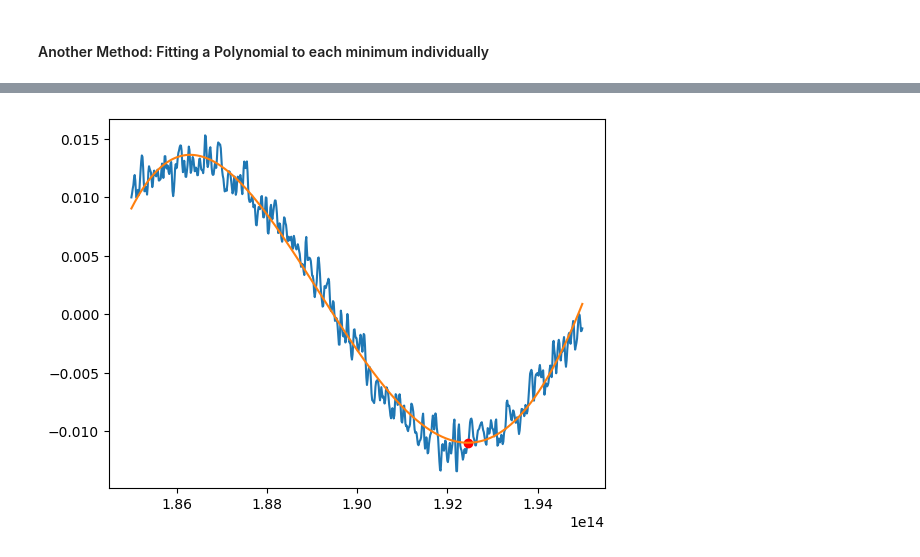
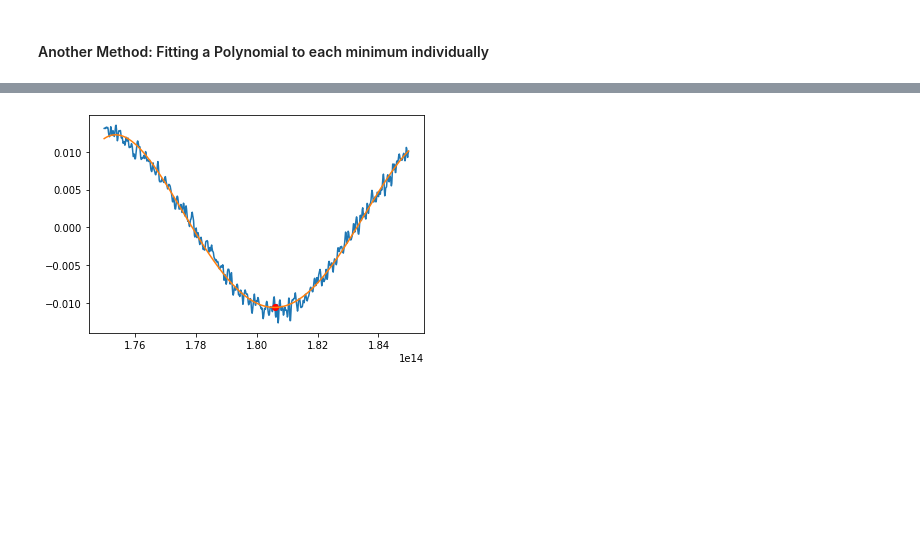
Before and after one commit to alexburg14/Fabry-Perot, a Jupyter notebook: calc_refractive/J130828.ipynb, the cells around one changed output, grey strips where cells are left out. Cells and saved outputs as stored; diff of their text form; code cells hidden in the pictures; blank space fills up the shorter version.

```diff
--- a/calc_refractive/J130828.ipynb
+++ b/calc_refractive/J130828.ipynb
@@ -8,9 +8,9 @@ sys.path.append(r"C:\Users\da1qu1r1\Dropbox\Arbeit\Fabry-Perot\modelling")
 sys.path.append(r"C:\Users\ge85rek\Desktop\Fabry-Perot\modelling")
 import read_csv, T_and_R
 # %%
-data = read_csv.read_csv(r"/Users/alex/Desktop/Fabry-Perot/data/InGaN_FTIR.csv") #MacOS
+#data = read_csv.read_csv(r"/Users/alex/Desktop/Fabry-Perot/data/InGaN_FTIR.csv") #MacOS
 #data = read_csv.read_csv(r"C:\Users\ge85rek\Desktop\Fabry-Perot\data\InGaN_FTIR.csv") #Labor
-#data = read_csv.read_csv(r"C:\Users\da1qu1r1\Dropbox\Arbeit\Fabry-Perot\data\InGaN_FTIR.csv") # PC
+data = read_csv.read_csv(r"C:\Users\da1qu1r1\Dropbox\Arbeit\Fabry-Perot\data\InGaN_FTIR.csv") # PC
 # von cm zu m
 frequenz = scipy.constants.c * np.array(data[0][::-1]) * 100
 wavelength = scipy.constants.c/frequenz
@@ -146,23 +171,5 @@ plt.plot(frequenz_20_no_edge, J13_smoothed_out_no_edge)
 # %% [markdown]
 #### Another Method: Fitting a Polynomial to each minimum individually
-# %%
-import scipy.optimize
-
-
-def fit_individually(xlim_lower_value,xlim_upper_value,x_dataset,y_dataset, p0 = [1,1,1,1,1,1,1]):
-    x_lim_lower = find_nearest(x_dataset,xlim_lower_value)
-    x_lim_upper = find_nearest(x_dataset,xlim_upper_value)
-    x_data_modified = x_dataset[x_lim_lower:x_lim_upper]
-    y_data_modified = y_dataset[x_lim_lower:x_lim_upper]
-    params_fit, cov_fit = scipy.optimize.curve_fit(polynomial,x_data_modified,y_data_modified, p0 = p0)
-    fitfunc = polynomial(x_data_modified,*params_fit)
-    min_fit_index = scipy.signal.argrelmin(fitfunc, order = 500)
-    min_fit_frequenz = x_data_modified[min_fit_index]
-    min_fit_absorption = fitfunc[min_fit_index]
-    plt.plot(x_data_modified,y_data_modified)
-    plt.plot(min_fit_frequenz,min_fit_absorption, "ro")
-    plt.plot(x_data_modified,fitfunc)
-    return min_fit_frequenz,min_fit_frequenz
 # %%
 x_lower_lim_first_point = find_nearest(frequenz_20_cut,1.2e14)
 x_upper_lim_first_point = find_nearest(frequenz_20_cut,1.3e14)
@@ -246,4 +253,4 @@ frequenz_20_fouth_point, absorption_20_fourth_point = fit_individually(1.65e14,1
 # %%
-frequenz_20_fifth_point, absorption_20_fifth_point = fit_individually(1.85e14,1.95e14,frequenz_20_cut,J13_smoothed_out)
+frequenz_20_fifth_point, absorption_20_fifth_point = fit_individually(1.75e14,1.85e14,frequenz_20_cut,J13_smoothed_out)
 # %% [output]
-[figure, old version]
+[figure, new version]
```
Also changed, not shown: parts of 25 cells of this notebook.
